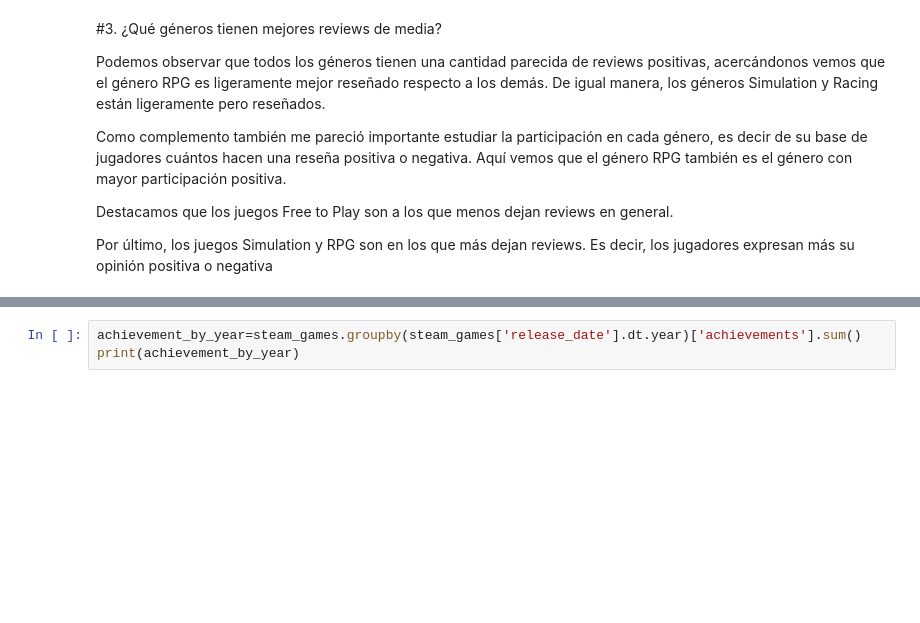
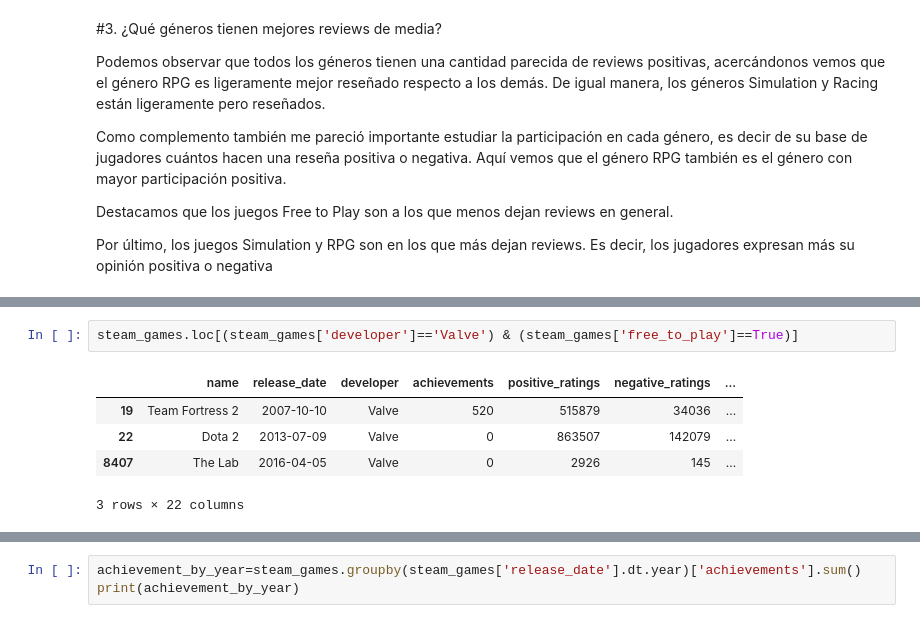
Before and after one commit to Dexinator/steam, a Jupyter notebook: steam.ipynb, the cells around one changed output, grey strips where cells are left out. Drawn from its saved outputs; the diff is of its cells as text; blank space fills up the shorter version.

```diff
--- a/steam.ipynb
+++ b/steam.ipynb
@@ -552,0 +619,8 @@ steam_games['release_date']=pd.to_datetime(steam_games['release_date'])
+# %%
+steam_games.loc[(steam_games['developer']=='Valve') & (steam_games['free_to_play']==True)]
+# %% [output]
+|  | name | release_date | developer | achievements | positive_ratings | negative_ratings | ... |
+| 19 | Team Fortress 2 | 2007-10-10 | Valve | 520 | 515879 | 34036 | ... |
+| 22 | Dota 2 | 2013-07-09 | Valve | 0 | 863507 | 142079 | ... |
+| 8407 | The Lab | 2016-04-05 | Valve | 0 | 2926 | 145 | ... |
+3 rows × 22 columns
```
Also changed, not shown: parts of 31 cells of this notebook.
